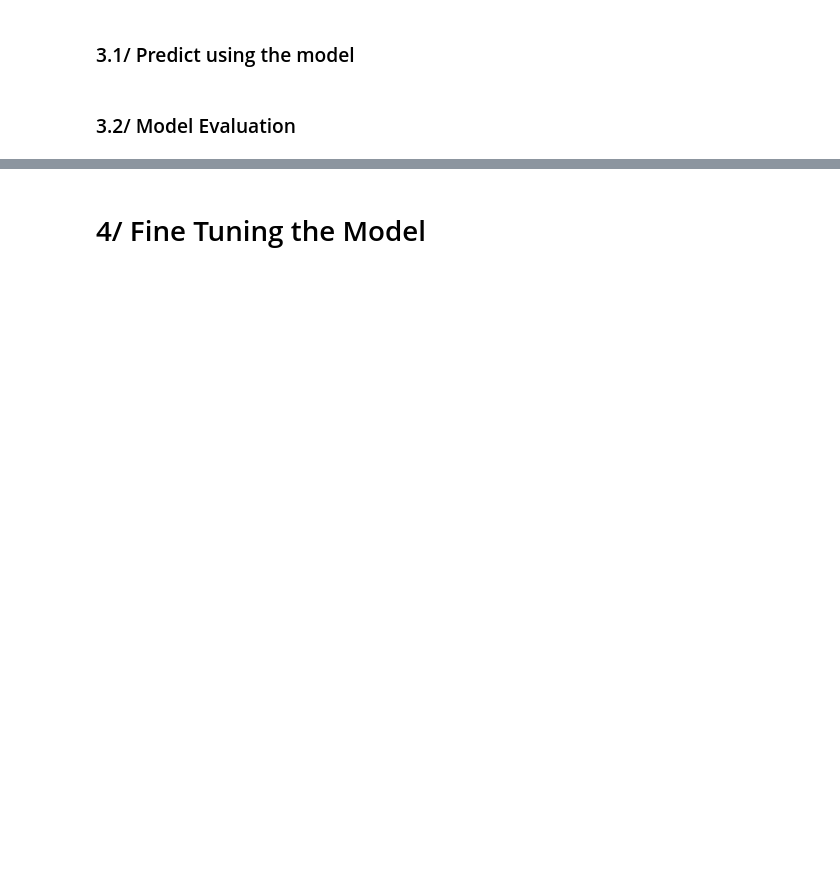
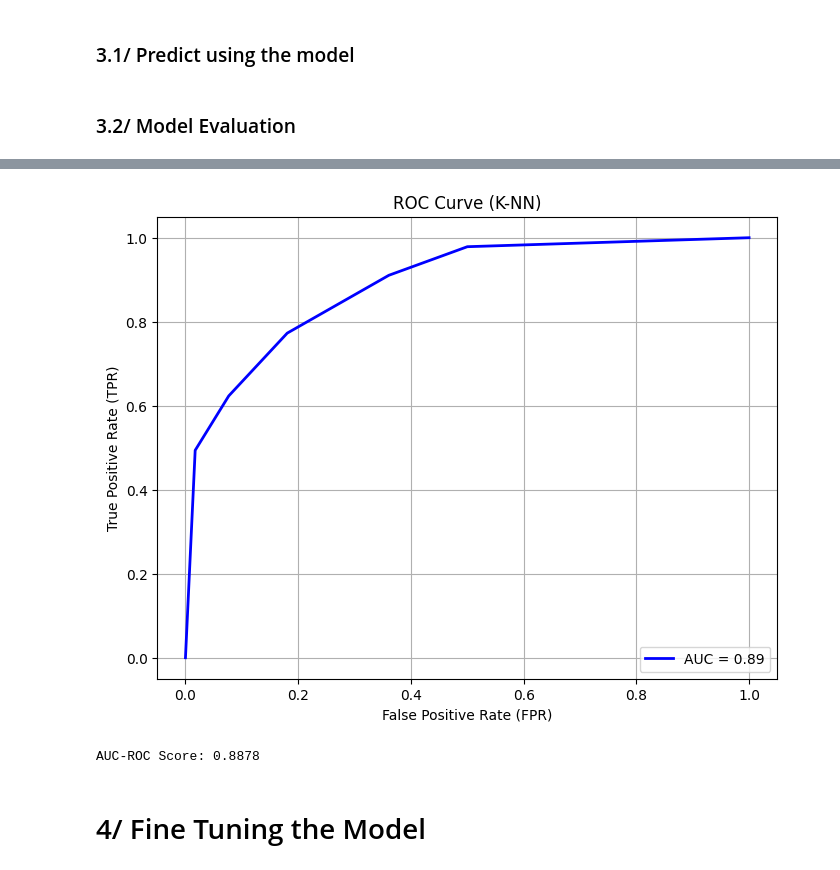
Before and after one commit to YoungSnoww/LeagueOfLegendsModelBenchmark, a Jupyter notebook: machine_learning/KNeighborsClassifier.ipynb, the cells around one changed output, grey strips where cells are left out. Saved outputs shown, nothing was run; the diff lists cells and outputs as text; code cells hidden in the pictures; blank space fills up the shorter version.

```diff
--- a/machine_learning/KNeighborsClassifier.ipynb
+++ b/machine_learning/KNeighborsClassifier.ipynb
@@ -261,3 +284,32 @@ Accuracy:  0.7822351157878118
+# %%
+"""
+ROC Curve & AUC-ROC Score
+"""
+
+# Get the probability estimates for the positive class
+y_probs = knn.predict_proba(X_test)[:, 1]
+
+# Compute ROC curve
+fpr, tpr, thresholds = roc_curve(y_test, y_probs)
+
+# Compute AUC-ROC score
+auc_roc = roc_auc_score(y_test, y_probs)
+
+# Plot ROC Curve
+plt.figure(figsize=(8, 6))
+plt.plot(fpr, tpr, color='blue', lw=2, label=f'AUC = {auc_roc:.2f}')
+plt.xlabel('False Positive Rate (FPR)')
+plt.ylabel('True Positive Rate (TPR)')
+plt.title('ROC Curve (K-NN)')
+plt.legend(loc='lower right')
+plt.grid(True)
+plt.show()
+
+# Print AUC-ROC score
+print(f"AUC-ROC Score: {auc_roc:.4f}")
+# %% [output]
+[figure, added]
+AUC-ROC Score: 0.8878
 # %% [markdown]
 # 4/ Fine Tuning the Model
 # %%
```
Also changed, not shown: parts of 4 cells of this notebook.
